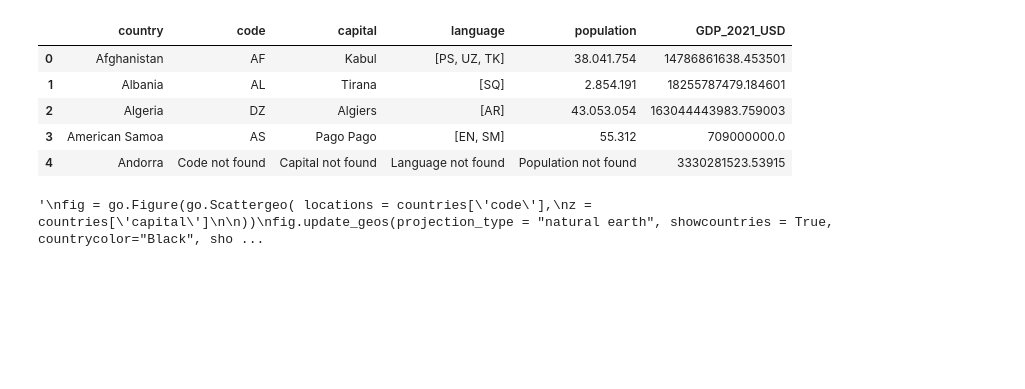
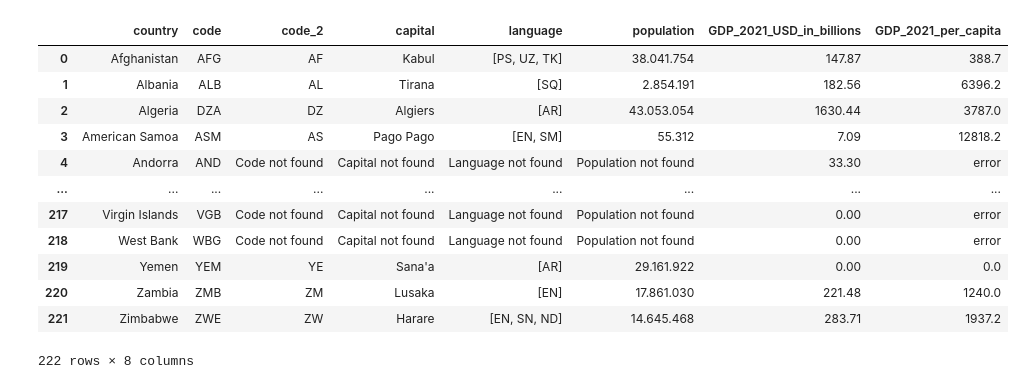
Before and after one commit to jstiwer/world_map_dashboard, a Jupyter notebook: dashboard_world_map_jn.ipynb, the cells around one changed output. Saved outputs shown, nothing was run; the diff lists cells and outputs as text; code cells hidden in the pictures; blank space fills up the shorter version.

```diff
--- a/dashboard_world_map_jn.ipynb
+++ b/dashboard_world_map_jn.ipynb
@@ -20,7 +20,7 @@ def add_code(df_input):
             except:
                 return 'Code not found'
 
-        df_output = df_input.assign(code = df_input.apply(temp, axis = 1))
+        df_output = df_input.assign(code_2 = df_input.apply(temp, axis = 1))
         return df_output
 # %%
 def add_capital(df_input):
@@ -68,42 +68,51 @@ def add_population(df_input):
 def add_GDP_2021(df_input):
         def temp(row):
             input_country =  row.country
+            input_code=  row.code
             try:
                 for i in range (len(GDP)):
-                    if input_country == GDP['Country Name'][i]:
+                    if input_country == GDP['Country Name'][i] or input_code == GDP['Country Code'][i] :
                         GDP_2021 = GDP[2021][i]
-                return GDP_2021
+                return round(GDP_2021 / 100000000, 2)
             except:
-                return 'GDP 2021 not found'
+                return 0
 
-        df_output = df_input.assign(GDP_2021_USD = df_input.apply(temp, axis = 1))
+        df_output = df_input.assign(GDP_2021_USD_in_billions = df_input.apply(temp, axis = 1))
         return df_output
+# %%
+#GDP per capita (current US$)
+def add_GDP_per_capita_2021(df_input):
+        def temp(row):
+            try:
+                GDP_2021_USD =  float(row.GDP_2021_USD_in_billions)*100000000
+                population = float(row.population.replace('.',''))
+                GDP_2021_per_capita = round(GDP_2021_USD / population, 1)
+                return GDP_2021_per_capita
+            except:
+                return 'error'
+
+        df_output = df_input.assign(GDP_2021_per_capita = df_input.apply(temp, axis = 1))
+        return df_output
 # %%
-countries = add_code(countries)
-countries = add_capital(countries)
-countries = add_language(countries)
-countries = add_population(countries)
-countries = add_GDP_2021(countries)
+countries = add_code(countries).fillna(0)
+countries = add_capital(countries).fillna(0)
+countries = add_language(countries).fillna(0)
+countries = add_population(countries).fillna(0)
+countries = add_GDP_2021(countries).fillna(0)
+countries = add_GDP_per_capita_2021(countries).fillna(0)
 # %%
-countries.head()
+countries
 # %% [output]
-|  | country | code | capital | language | population | GDP_2021_USD |
-| 0 | Afghanistan | AF | Kabul | [PS, UZ, TK] | 38.041.754 | 14786861638.453501 |
-| 1 | Albania | AL | Tirana | [SQ] | 2.854.191 | 18255787479.184601 |
-| 2 | Algeria | DZ | Algiers | [AR] | 43.053.054 | 163044443983.759003 |
-| 3 | American Samoa | AS | Pago Pago | [EN, SM] | 55.312 | 709000000.0 |
-| 4 | Andorra | Code not found | Capital not found | Language not found | Population not found | 3330281523.53915 |
+|  | country | code | code_2 | capital | language | population | GDP_2021_USD_in_billions | GDP_2021_per_capita |
+| 0 | Afghanistan | AFG | AF | Kabul | [PS, UZ, TK] | 38.041.754 | 147.87 | 388.7 |
+| 1 | Albania | ALB | AL | Tirana | [SQ] | 2.854.191 | 182.56 | 6396.2 |
+| 2 | Algeria | DZA | DZ | Algiers | [AR] | 43.053.054 | 1630.44 | 3787.0 |
+| 3 | American Samoa | ASM | AS | Pago Pago | [EN, SM] | 55.312 | 7.09 | 12818.2 |
+| 4 | Andorra | AND | Code not found | Capital not found | Language not found | Population not found | 33.30 | error |
+| ... | ... | ... | ... | ... | ... | ... | ... | ... |
+| 217 | Virgin Islands | VGB | Code not found | Capital not found | Language not found | Population not found | 0.00 | error |
+| 218 | West Bank | WBG | Code not found | Capital not found | Language not found | Population not found | 0.00 | error |
+| 219 | Yemen | YEM | YE | Sana'a | [AR] | 29.161.922 | 0.00 | 0.0 |
+| 220 | Zambia | ZMB | ZM | Lusaka | [EN] | 17.861.030 | 221.48 | 1240.0 |
+| 221 | Zimbabwe | ZWE | ZW | Harare | [EN, SN, ND] | 14.645.468 | 283.71 | 1937.2 |
+222 rows × 8 columns
-# %%
-#https://medium.com/analytics-vidhya/plotly-for-geomaps-bb75d1de189f
-#https://plotly.com/python/reference/layout/#layout-title-pad
-### It have a bug
-'''
-fig = go.Figure(go.Scattergeo( locations = countries['code'],
-z = countries['capital']
-
-))
-fig.update_geos(projection_type = "natural earth", showcountries = True, countrycolor="Black", showlakes = False)
-fig.update_layout(title='World map', font=dict(size=18) , title_y=0.5, title_x=0.2, height=300, margin={"r":0,"t":20,"l":0,"b":20})
-fig.show()'''
-# %% [output]
-'\nfig = go.Figure(go.Scattergeo( locations = countries[\'code\'],\nz = countries[\'capital\']\n\n))\nfig.update_geos(projection_type = "natural earth", showcountries = True, countrycolor="Black", sho ...
```
Also changed, not shown: parts of 2 cells of this notebook, 1 other file.
